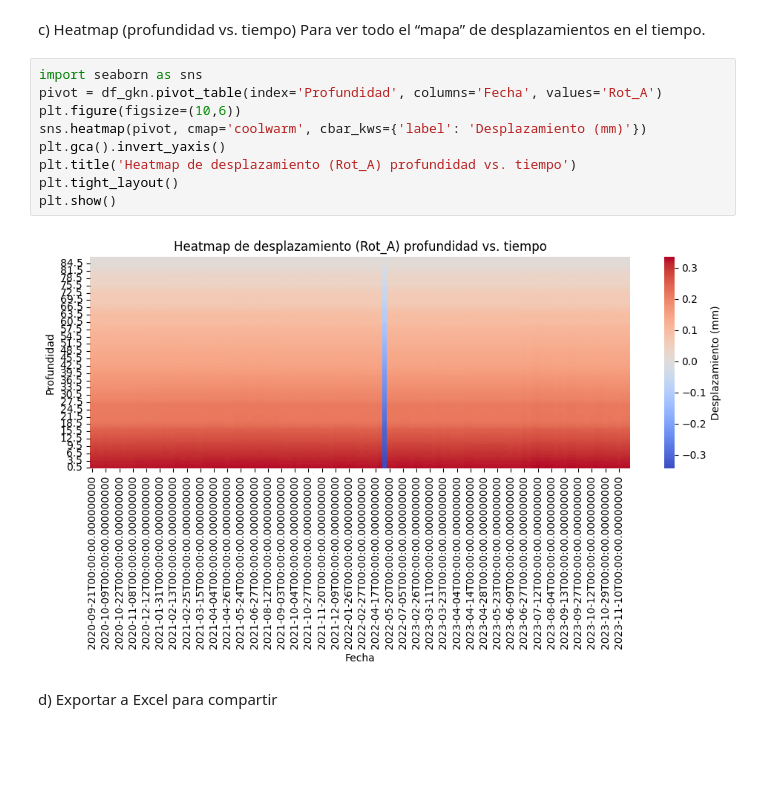
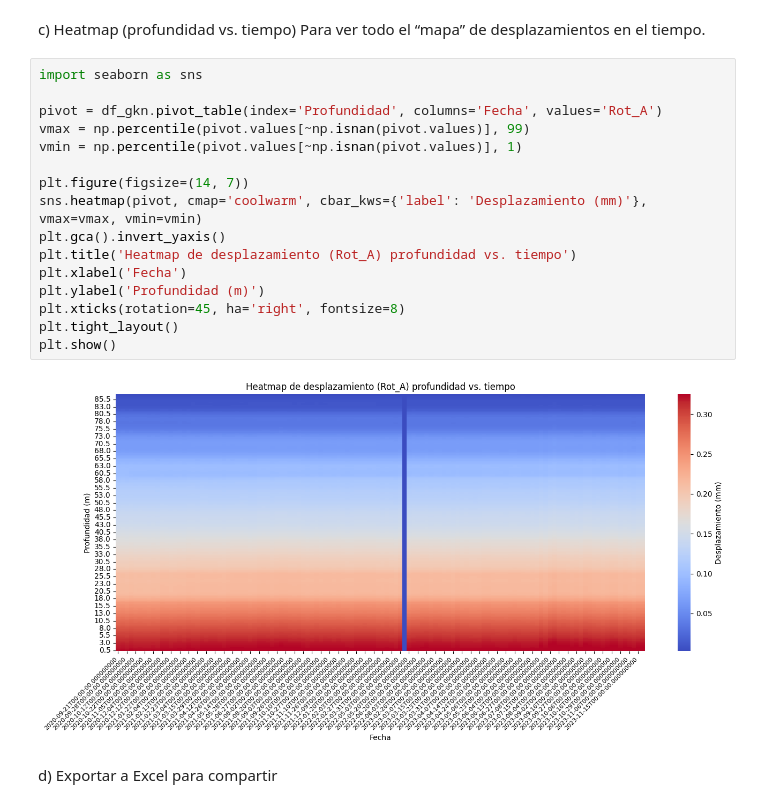
Before and after one commit to JorgeAccardi/auscultacion-presa, a Jupyter notebook: Análisis_de_Inclinómetros_(GKN).ipynb, the cells around one changed output. Drawn from its saved outputs; the diff is of its cells as text; blank space fills up the shorter version.

```diff
--- a/Análisis_de_Inclinómetros_(GKN).ipynb
+++ b/Análisis_de_Inclinómetros_(GKN).ipynb
@@ -409,15 +446,22 @@ c) Heatmap (profundidad vs. tiempo)
 Para ver todo el “mapa” de desplazamientos en el tiempo.
 # %%
 import seaborn as sns
+
 pivot = df_gkn.pivot_table(index='Profundidad', columns='Fecha', values='Rot_A')
-plt.figure(figsize=(10,6))
-sns.heatmap(pivot, cmap='coolwarm', cbar_kws={'label': 'Desplazamiento (mm)'})
+vmax = np.percentile(pivot.values[~np.isnan(pivot.values)], 99)
+vmin = np.percentile(pivot.values[~np.isnan(pivot.values)], 1)
+
+plt.figure(figsize=(14, 7))
+sns.heatmap(pivot, cmap='coolwarm', cbar_kws={'label': 'Desplazamiento (mm)'}, vmax=vmax, vmin=vmin)
 plt.gca().invert_yaxis()
 plt.title('Heatmap de desplazamiento (Rot_A) profundidad vs. tiempo')
+plt.xlabel('Fecha')
+plt.ylabel('Profundidad (m)')
+plt.xticks(rotation=45, ha='right', fontsize=8)
 plt.tight_layout()
 plt.show()
 # %% [output]
-[figure, old version]
+[figure, new version]
 # %% [markdown]
 d) Exportar a Excel para compartir
 # %%
```
Also changed, not shown: parts of 6 cells of this notebook.
